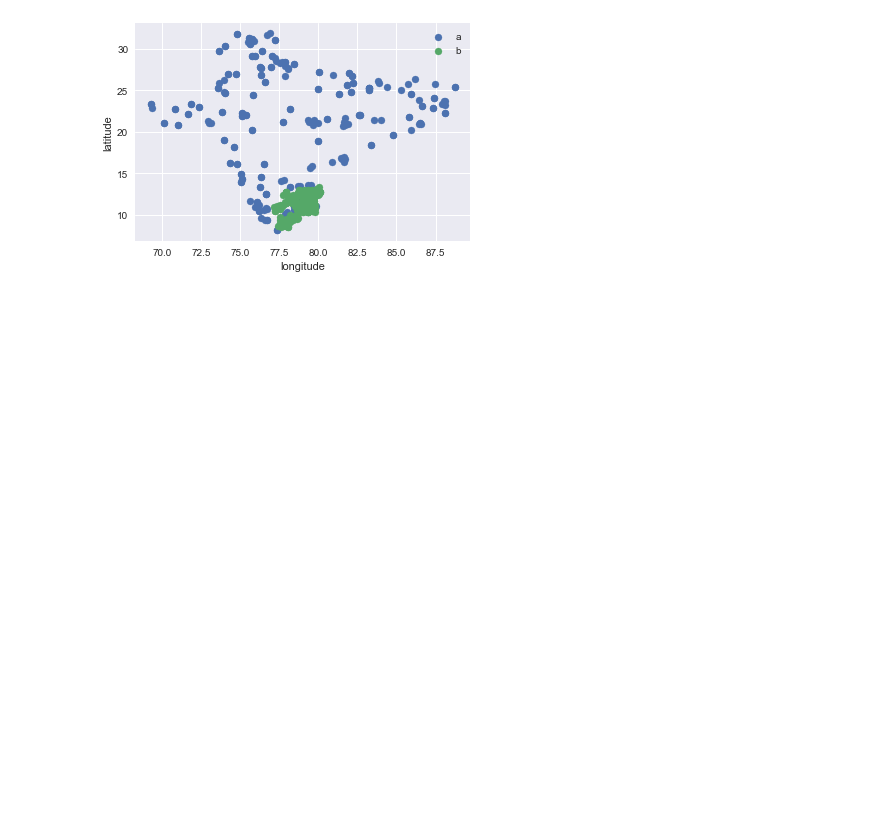
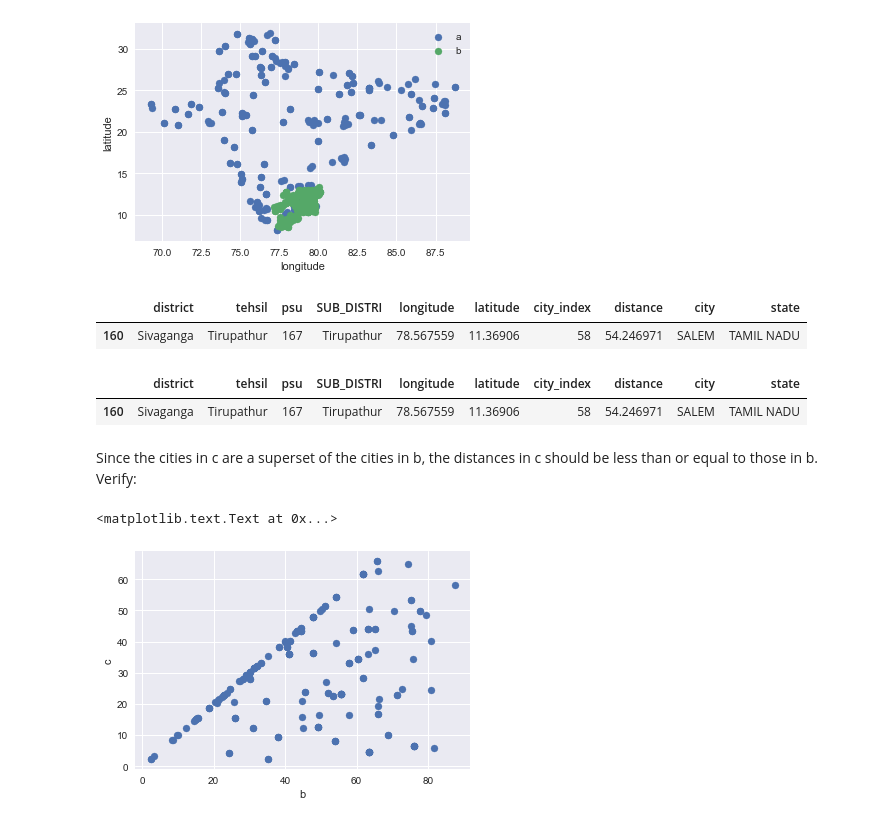
Before and after one commit to hacktuarial/indian-geocoding, a Jupyter notebook: 2017/village_city_distance.ipynb, the cells around one changed output. Drawn from its saved outputs; the diff is of its cells as text; code cells hidden in the pictures; blank space fills up the shorter version.

Commit message:
use indexes instead of positions

```diff
--- a/2017/village_city_distance.ipynb
+++ b/2017/village_city_distance.ipynb
@@ -70,3 +70,26 @@ plt.xlabel("longitude")
 # %% [output]
 <matplotlib.text.Text at 0x...>
 [figure]
+# %%
+b.query("psu == 167")
+# %% [output]
+|  | district | tehsil | psu | SUB_DISTRI | longitude | latitude | city_index | distance | city | state |
+| 160 | Sivaganga | Tirupathur | 167 | Tirupathur | 78.567559 | 11.36906 | 58 | 54.246971 | SALEM | TAMIL NADU |
+# %%
+c.query("psu == 167")
+# %% [output]
+|  | district | tehsil | psu | SUB_DISTRI | longitude | latitude | city_index | distance | city | state |
+| 160 | Sivaganga | Tirupathur | 167 | Tirupathur | 78.567559 | 11.36906 | 58 | 54.246971 | SALEM | TAMIL NADU |
+# %% [markdown]
+Since the cities in c are a superset of the cities in b, the distances in c should be less than or equal to those in b. Verify:
+# %%
+df_comparo = pd.merge(b[["psu", "distance"]],
+                      c[["psu", "distance"]],
+                      "inner", "psu",
+                      suffixes=["_b", "_c"])
+plt.scatter(df_comparo.distance_b, df_comparo.distance_c)
+plt.xlabel("b")
+plt.ylabel("c")
+# %% [output]
+<matplotlib.text.Text at 0x...>
+[figure, added]
```
Also changed, not shown: parts of 4 cells of this notebook, 1 other file.
